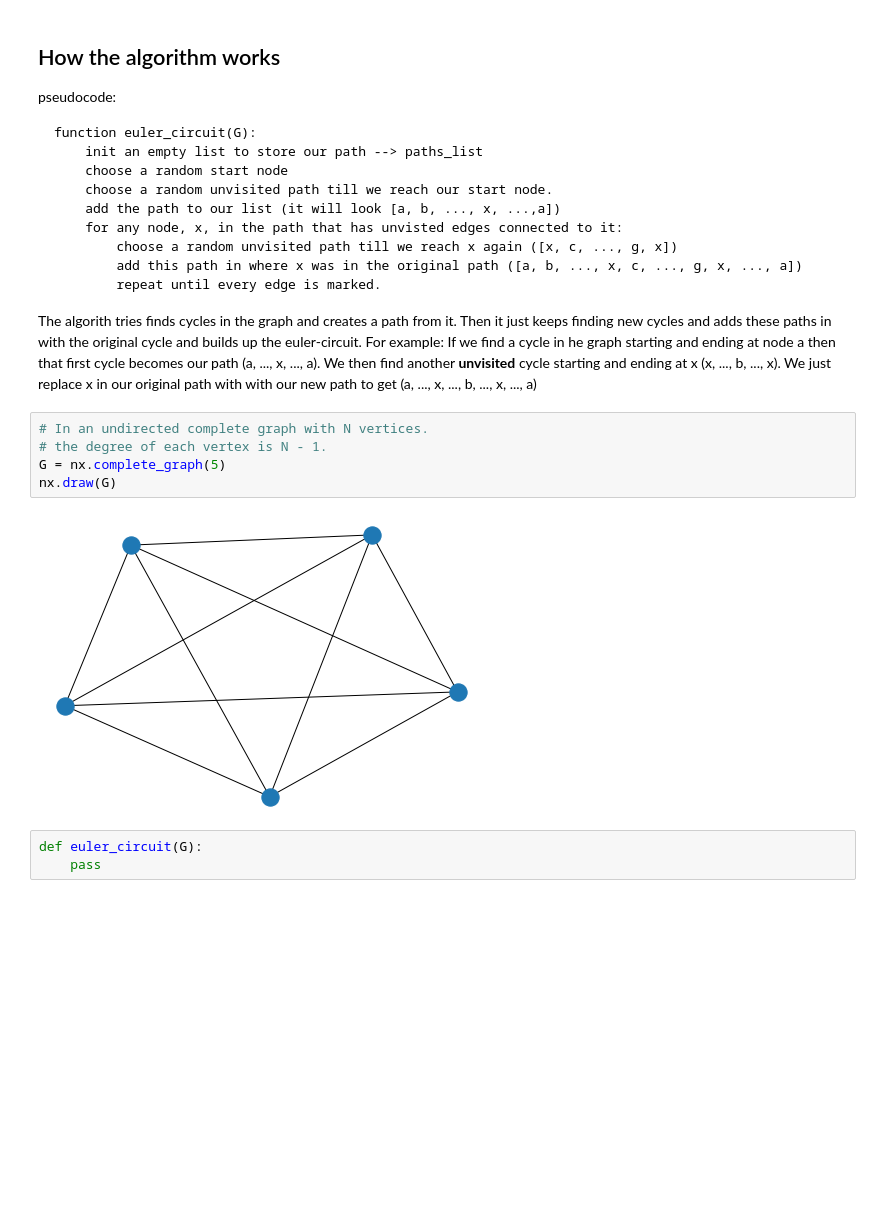
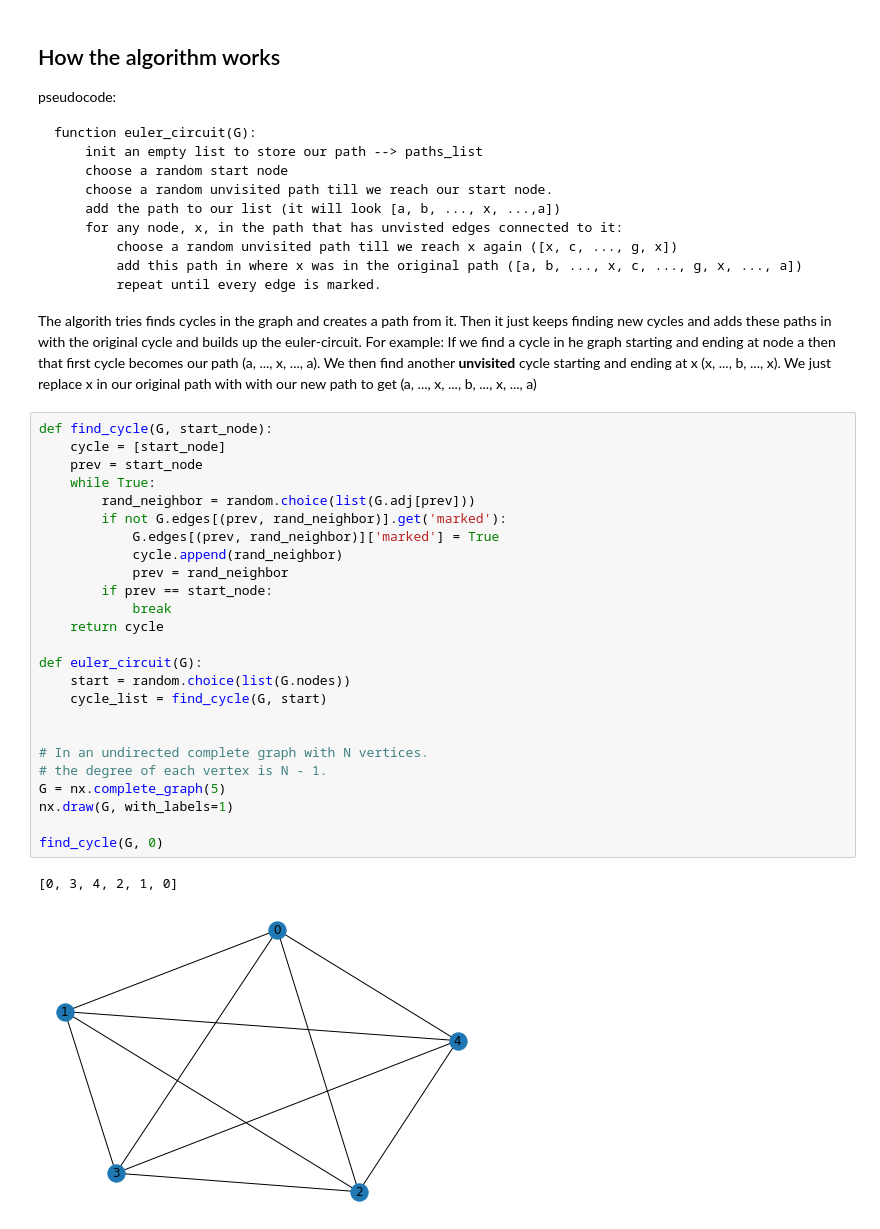
Before and after one commit to eytanohana/Graph-Algorithms, a Jupyter notebook: Euler-Circuits.ipynb, the cells around one changed output. Cells and saved outputs as stored; diff of their text form; blank space fills up the shorter version.

Commit message:
implement find cycle in graph

````diff
--- a/Euler-Circuits.ipynb
+++ b/Euler-Circuits.ipynb
@@ -28,13 +29,31 @@ function euler_circuit(G):
 ```
 
 The algorith tries finds cycles in the graph and creates a path from it. Then it just keeps finding new cycles and adds these paths in with the original cycle and builds up the euler-circuit. For example: If we find a cycle in he graph starting and ending at node a then that first cycle becomes our path (a, ..., x, ..., a). We then find another __unvisited__ cycle starting and ending at x (x, ..., b, ..., x). We just replace x in our original path with with our new path to get (a, ..., x, ..., b, ..., x, ..., a)
-# %%
-# In an undirected complete graph with N vertices.
-# the degree of each vertex is N - 1.
-G = nx.complete_graph(5)
-nx.draw(G)
-# %% [output]
-[figure, removed]
-# %%
-def euler_circuit(G):
-    pass
+# %%
+def find_cycle(G, start_node):
+    cycle = [start_node]
+    prev = start_node
+    while True:
+        rand_neighbor = random.choice(list(G.adj[prev]))
+        if not G.edges[(prev, rand_neighbor)].get('marked'):
+            G.edges[(prev, rand_neighbor)]['marked'] = True
+            cycle.append(rand_neighbor)
+            prev = rand_neighbor
+        if prev == start_node:
+            break
+    return cycle
+
+def euler_circuit(G):
+    start = random.choice(list(G.nodes))
+    cycle_list = find_cycle(G, start)
+
+
+# In an undirected complete graph with N vertices.
+# the degree of each vertex is N - 1.
+G = nx.complete_graph(5)
+nx.draw(G, with_labels=1)
+
+find_cycle(G, 0)
+# %% [output]
+[0, 3, 4, 2, 1, 0]
+[figure, added]
````
Also changed, not shown: parts of 2 cells of this notebook.
